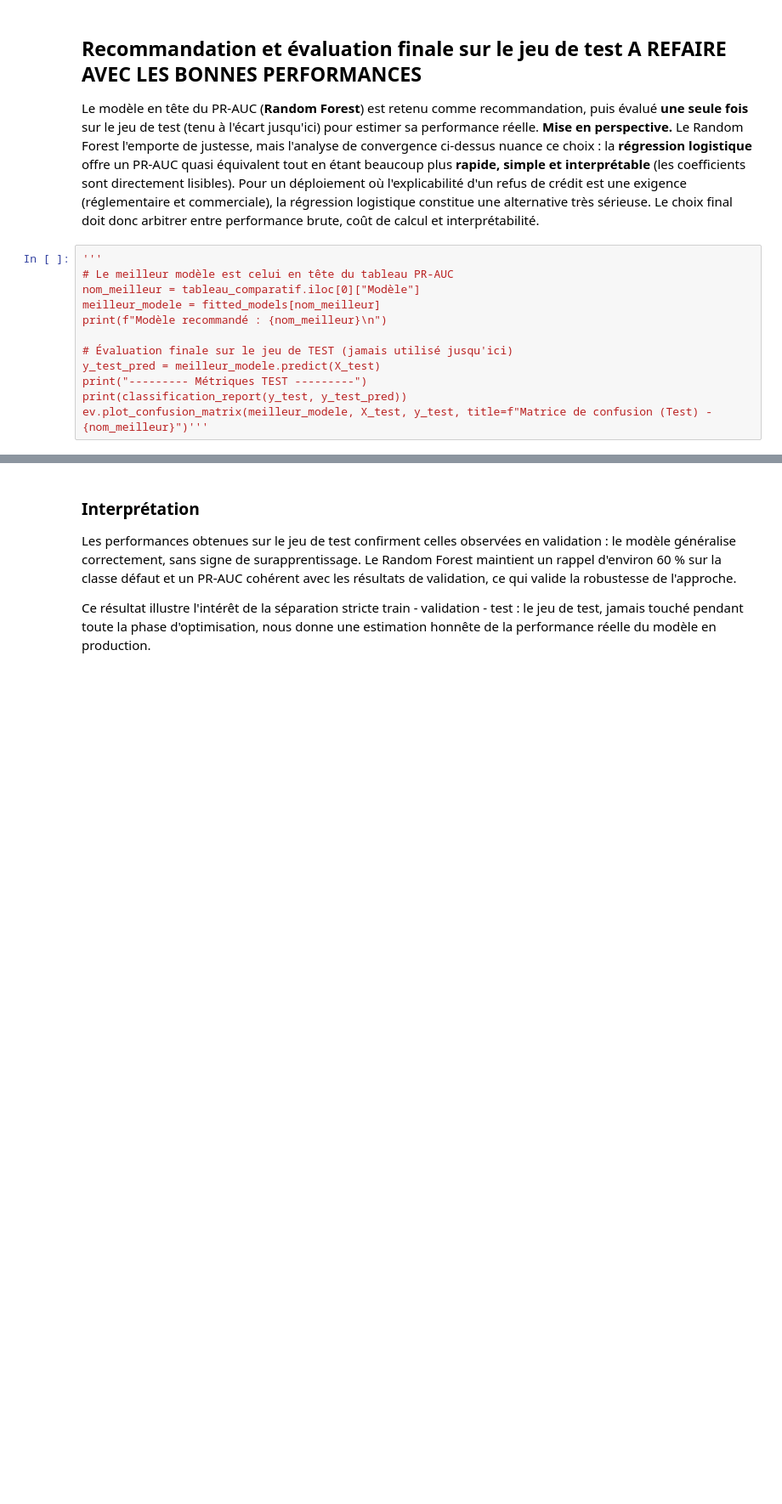
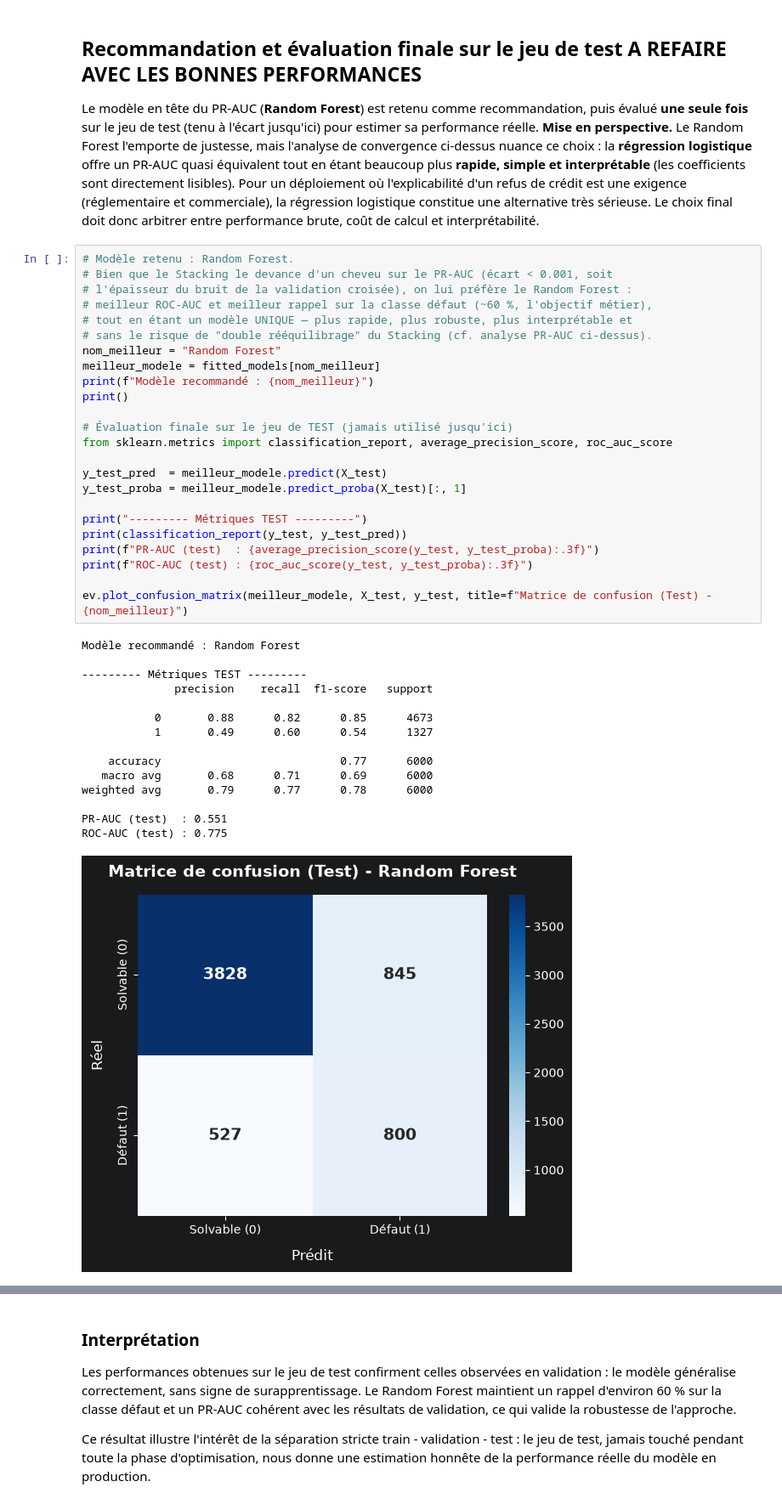
Before and after one commit to NdeyeAminataAida/Projet-AI28, a Jupyter notebook: notebook/project_credit_default_final.ipynb, the cells around one changed output, grey strips where cells are left out. Shown at 85% size. Saved outputs shown, nothing was run; the diff lists cells and outputs as text; blank space fills up the shorter version.

```diff
--- a/notebook/project_credit_default_final.ipynb
+++ b/notebook/project_credit_default_final.ipynb
@@ -852,14 +849,42 @@ EValuer sur le test set sans concat de X_val et X_train
 Le modèle en tête du PR-AUC (**Random Forest**) est retenu comme recommandation, puis évalué **une seule fois** sur le jeu de test (tenu à l'écart jusqu'ici) pour estimer sa performance réelle.
 **Mise en perspective.** Le Random Forest l'emporte de justesse, mais l'analyse de convergence ci-dessus nuance ce choix : la **régression logistique** offre un PR-AUC quasi équivalent tout en étant beaucoup plus **rapide, simple et interprétable** (les coefficients sont directement lisibles). Pour un déploiement où l'explicabilité d'un refus de crédit est une exigence (réglementaire et commerciale), la régression logistique constitue une alternative très sérieuse. Le choix final doit donc arbitrer entre performance brute, coût de calcul et interprétabilité.
 # %%
-'''
-# Le meilleur modèle est celui en tête du tableau PR-AUC
-nom_meilleur = tableau_comparatif.iloc[0]["Modèle"]
+# Modèle retenu : Random Forest.
+# Bien que le Stacking le devance d'un cheveu sur le PR-AUC (écart < 0.001, soit
+# l'épaisseur du bruit de la validation croisée), on lui préfère le Random Forest :
+# meilleur ROC-AUC et meilleur rappel sur la classe défaut (~60 %, l'objectif métier),
+# tout en étant un modèle UNIQUE — plus rapide, plus robuste, plus interprétable et
+# sans le risque de "double rééquilibrage" du Stacking (cf. analyse PR-AUC ci-dessus).
+nom_meilleur = "Random Forest"
 meilleur_modele = fitted_models[nom_meilleur]
-print(f"Modèle recommandé : {nom_meilleur}\n")
+print(f"Modèle recommandé : {nom_meilleur}")
+print()
 
 # Évaluation finale sur le jeu de TEST (jamais utilisé jusqu'ici)
-y_test_pred = meilleur_modele.predict(X_test)
+from sklearn.metrics import classification_report, average_precision_score, roc_auc_score
+
+y_test_pred  = meilleur_modele.predict(X_test)
+y_test_proba = meilleur_modele.predict_proba(X_test)[:, 1]
+
 print("--------- Métriques TEST ---------")
 print(classification_report(y_test, y_test_pred))
-ev.plot_confusion_matrix(meilleur_modele, X_test, y_test, title=f"Matrice de confusion (Test) - {nom_meilleur}")'''
+print(f"PR-AUC (test)  : {average_precision_score(y_test, y_test_proba):.3f}")
+print(f"ROC-AUC (test) : {roc_auc_score(y_test, y_test_proba):.3f}")
+
+ev.plot_confusion_matrix(meilleur_modele, X_test, y_test, title=f"Matrice de confusion (Test) - {nom_meilleur}")
+# %% [output]
+Modèle recommandé : Random Forest
+
+--------- Métriques TEST ---------
+              precision    recall  f1-score   support
+
+           0       0.88      0.82      0.85      4673
+           1       0.49      0.60      0.54      1327
+
+    accuracy                           0.77      6000
+   macro avg       0.68      0.71      0.69      6000
+weighted avg       0.79      0.77      0.78      6000
+
+PR-AUC (test)  : 0.551
+ROC-AUC (test) : 0.775
+[figure, added]
```
Also changed, not shown: parts of 10 cells of this notebook, 1 other file.
